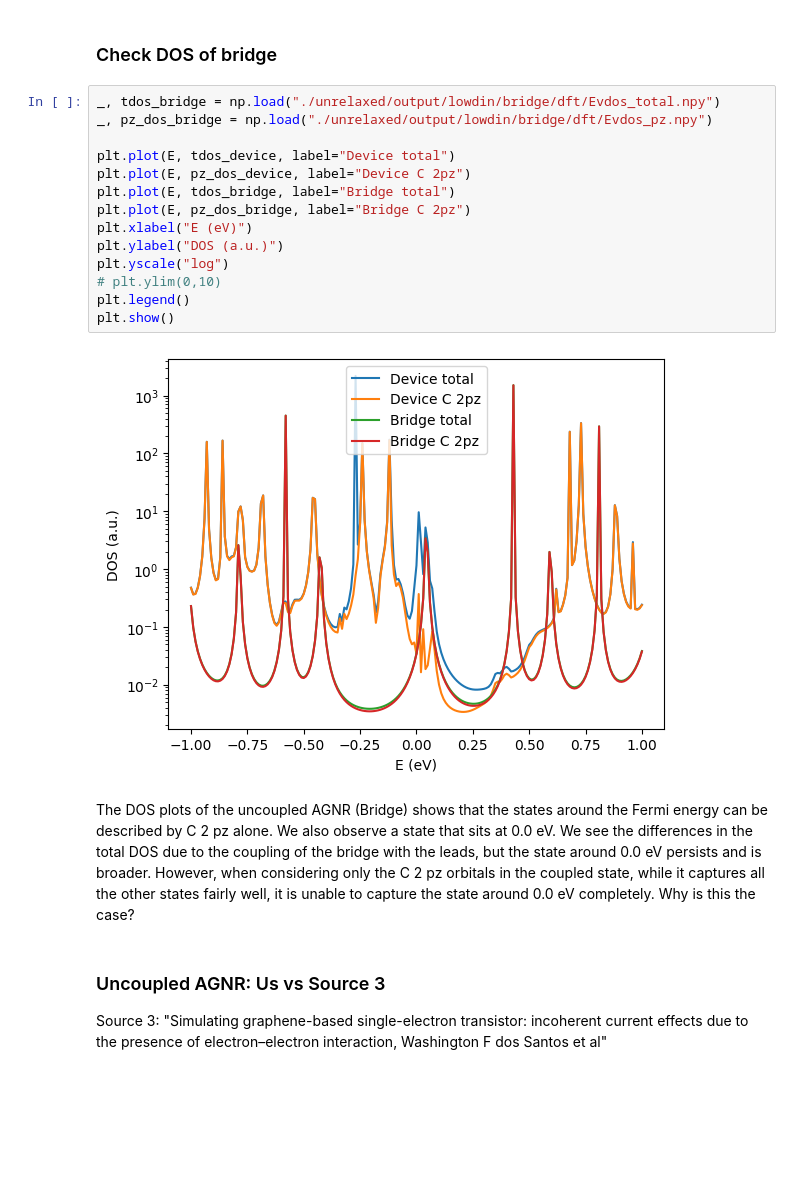
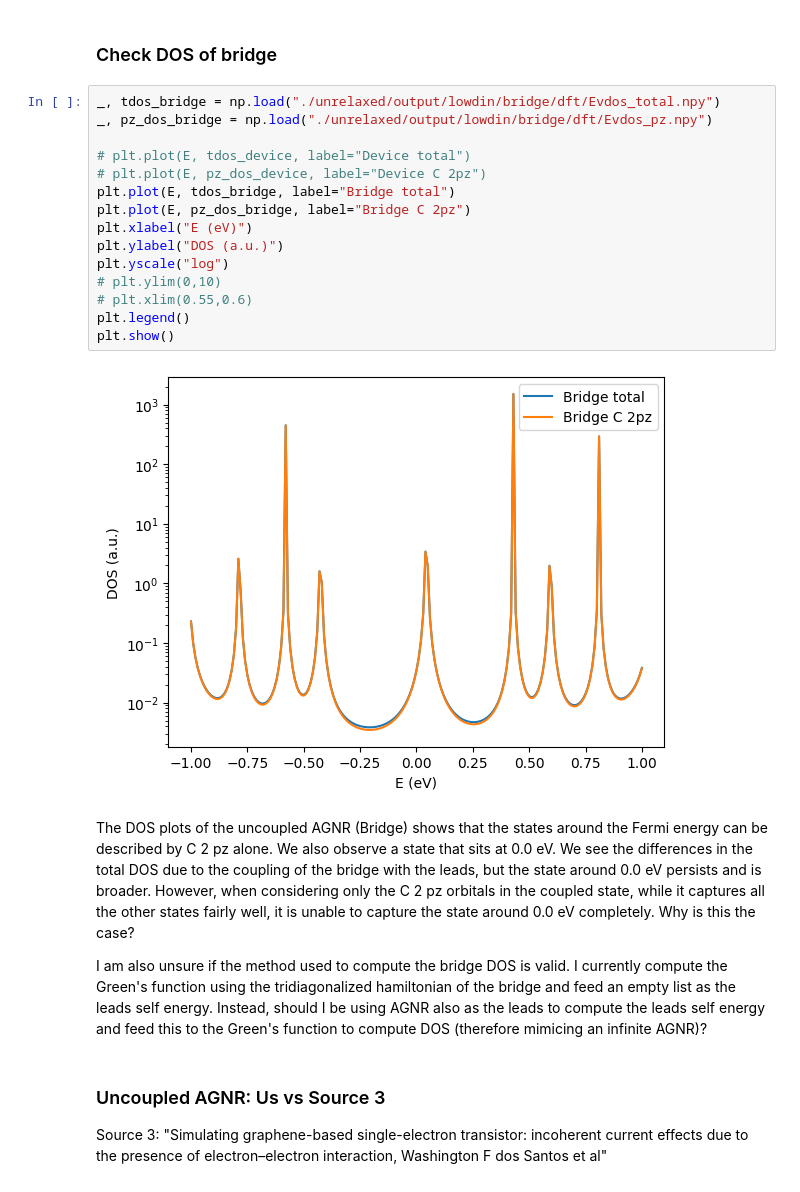
Before and after one commit to aj0337/qtpyt-tests, a Jupyter notebook: CNT_AGNR/checks.ipynb, the cells around one changed output. Saved outputs shown, nothing was run; the diff lists cells and outputs as text; blank space fills up the shorter version.

Commit message:
More tests on CNT-AGNR

```diff
--- a/CNT_AGNR/checks.ipynb
+++ b/CNT_AGNR/checks.ipynb
@@ -124,21 +145,24 @@ However, if there are no errors in the calculation, we have a state at Fermi ene
 # %%
 _, tdos_bridge = np.load("./unrelaxed/output/lowdin/bridge/dft/Evdos_total.npy")
 _, pz_dos_bridge = np.load("./unrelaxed/output/lowdin/bridge/dft/Evdos_pz.npy")
 
-plt.plot(E, tdos_device, label="Device total")
-plt.plot(E, pz_dos_device, label="Device C 2pz")
+# plt.plot(E, tdos_device, label="Device total")
+# plt.plot(E, pz_dos_device, label="Device C 2pz")
 plt.plot(E, tdos_bridge, label="Bridge total")
 plt.plot(E, pz_dos_bridge, label="Bridge C 2pz")
 plt.xlabel("E (eV)")
 plt.ylabel("DOS (a.u.)")
 plt.yscale("log")
 # plt.ylim(0,10)
+# plt.xlim(0.55,0.6)
 plt.legend()
 plt.show()
 # %% [output]
-[figure, old version]
+[figure, new version]
 # %% [markdown]
 The DOS plots of the uncoupled AGNR (Bridge) shows that the states around the Fermi energy can be described by C 2 pz alone. We also observe a state that sits at 0.0 eV. We see the differences in the total DOS due to the coupling of the bridge with the leads, but the state around 0.0 eV persists and is broader. However, when considering only the C 2 pz orbitals in the coupled state, while it captures all the other states fairly well, it is unable to capture the state around 0.0 eV completely. Why is this the case?
+
+I am also unsure if the method used to compute the bridge DOS is valid. I currently compute the Green's function using the tridiagonalized hamiltonian of the bridge and feed an empty list as the leads self energy. Instead, should I be using AGNR also as the leads to compute the leads self energy and feed this to the Green's function to compute DOS (therefore mimicing an infinite AGNR)?
 # %% [markdown]
 ### Uncoupled AGNR: Us vs Source 3
 
```
Also changed, not shown: parts of 4 cells of this notebook, 14 other files.
